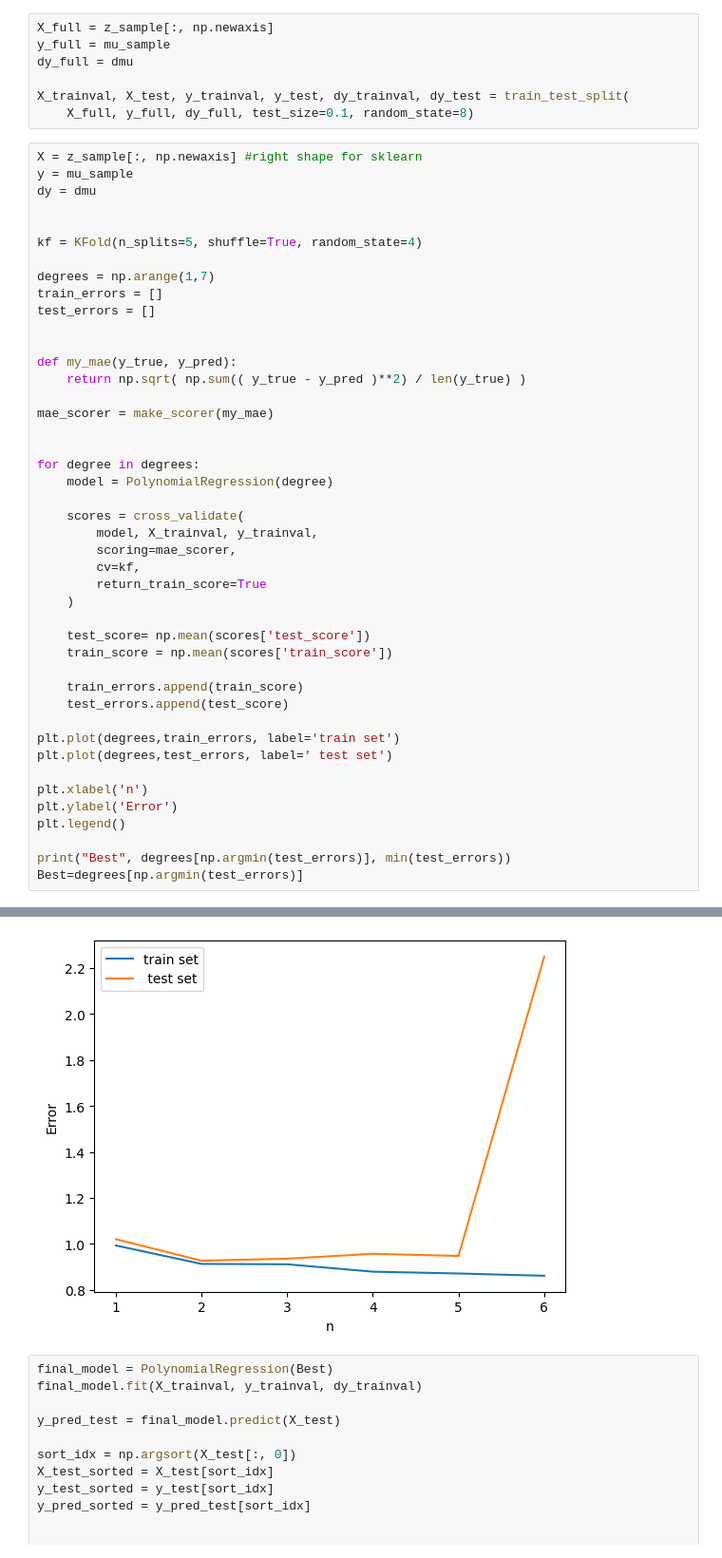
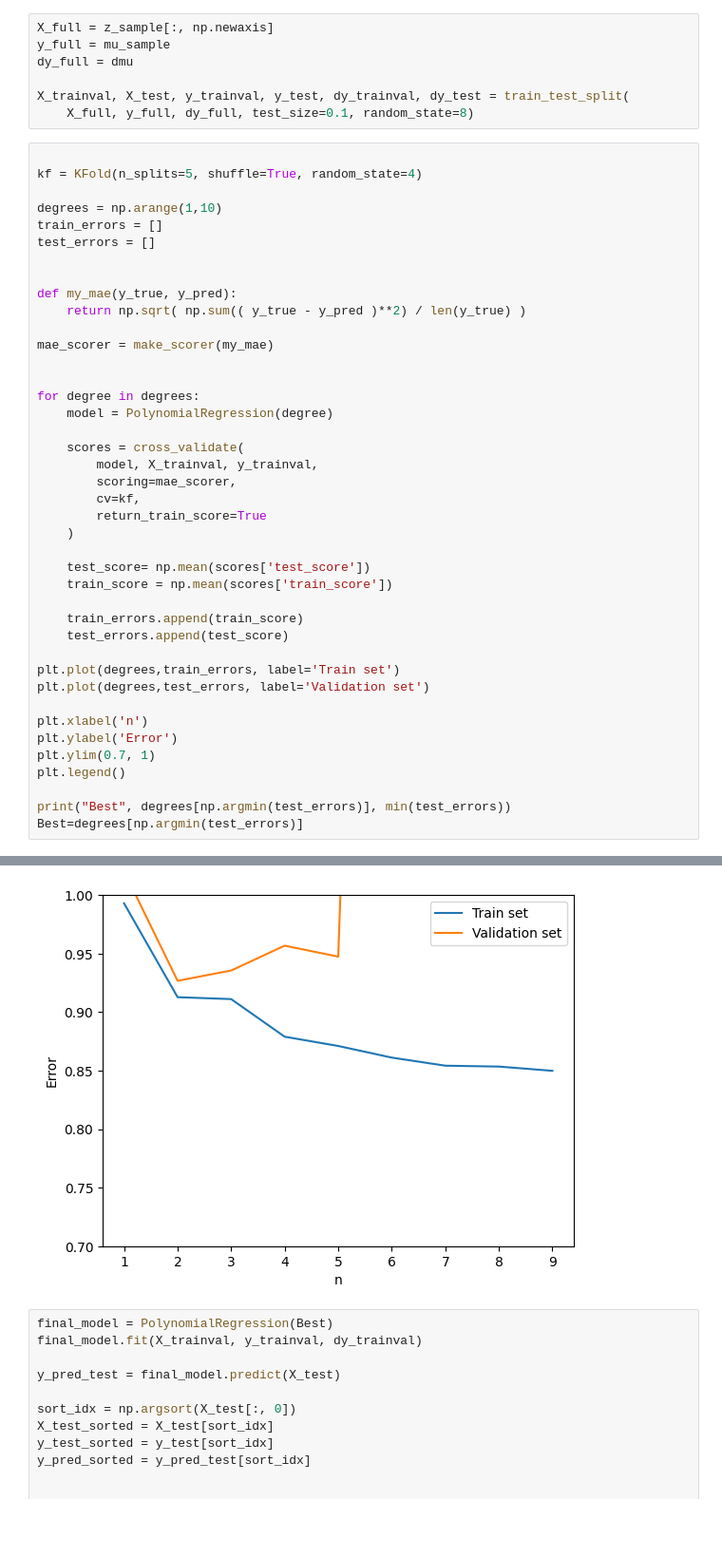
Before and after one commit to Sofiadossena/astrostatistics_bicocca_2025, a Jupyter notebook: working/17_Supernovae1.ipynb, the cells around one changed output, grey strips where cells are left out. Shown at 95% size. Drawn from its saved outputs; the diff is of its cells as text; blank space fills up the shorter version.

```diff
--- a/working/17_Supernovae1.ipynb
+++ b/working/17_Supernovae1.ipynb
@@ -71,14 +71,10 @@ dy_full = dmu
 X_trainval, X_test, y_trainval, y_test, dy_trainval, dy_test = train_test_split(
     X_full, y_full, dy_full, test_size=0.1, random_state=8)
 # %%
-X = z_sample[:, np.newaxis] #right shape for sklearn
-y = mu_sample
-dy = dmu
-
 
 kf = KFold(n_splits=5, shuffle=True, random_state=4)
 
-degrees = np.arange(1,7)
+degrees = np.arange(1,10)
 train_errors = []
 test_errors = []
 
@@ -87,36 +83,37 @@ def my_mae(y_true, y_pred):
     return np.sqrt( np.sum(( y_true - y_pred )**2) / len(y_true) )
 
 mae_scorer = make_scorer(my_mae)
 
 
 for degree in degrees:
     model = PolynomialRegression(degree)
 
     scores = cross_validate(
         model, X_trainval, y_trainval,
         scoring=mae_scorer,
         cv=kf,
         return_train_score=True
     )
 
     test_score= np.mean(scores['test_score'])
     train_score = np.mean(scores['train_score'])
 
     train_errors.append(train_score)
     test_errors.append(test_score)
 
-plt.plot(degrees,train_errors, label='train set')
-plt.plot(degrees,test_errors, label=' test set')
+plt.plot(degrees,train_errors, label='Train set')
+plt.plot(degrees,test_errors, label='Validation set')
 
 plt.xlabel('n')
 plt.ylabel('Error')
+plt.ylim(0.7, 1)
 plt.legend()
 
 print("Best", degrees[np.argmin(test_errors)], min(test_errors))
 Best=degrees[np.argmin(test_errors)]
 # %% [output]
 Best 2 0.9266993221202373
-[figure, old version]
+[figure, new version]
 # %%
 final_model = PolynomialRegression(Best)
 final_model.fit(X_trainval, y_trainval, dy_trainval)
```
Also changed, not shown: parts of 3 cells of this notebook.
